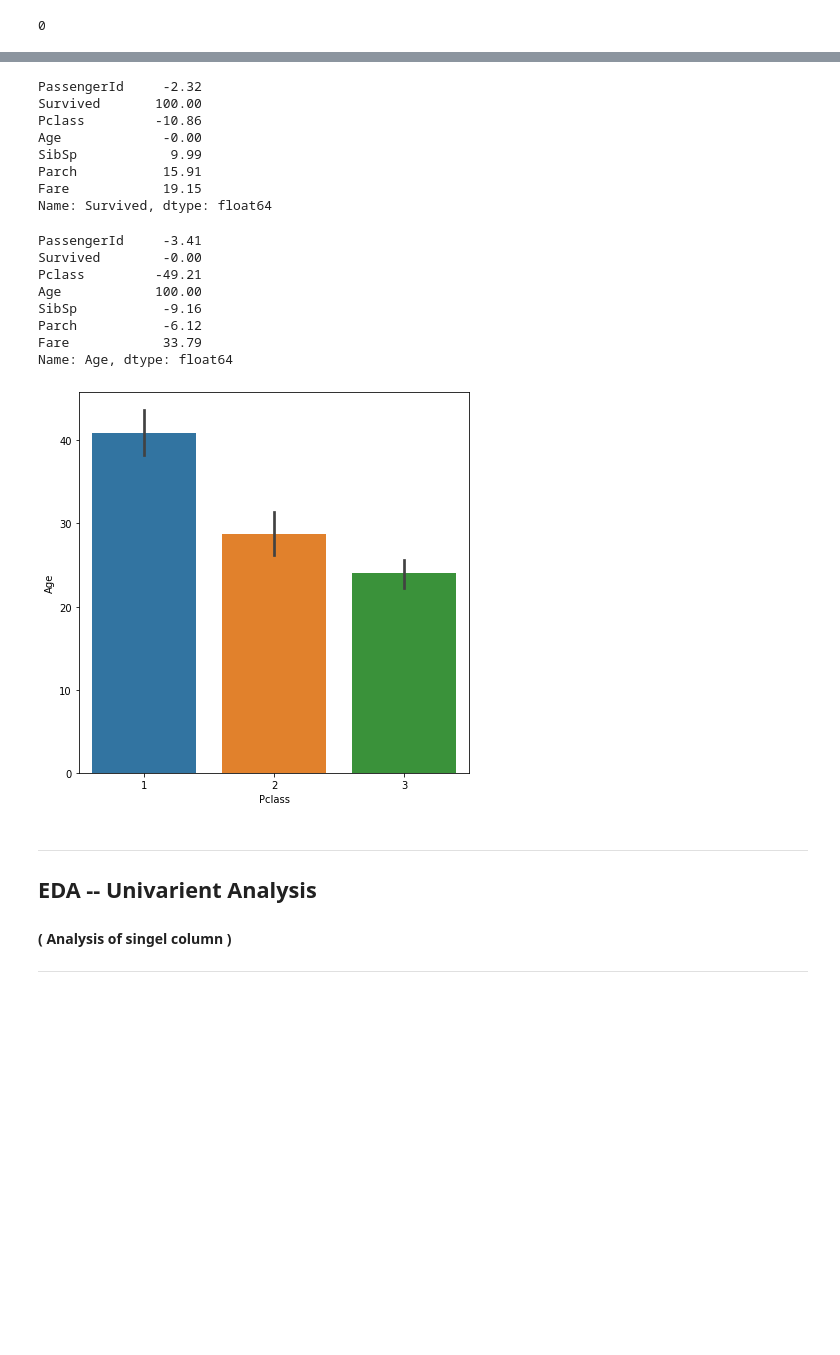
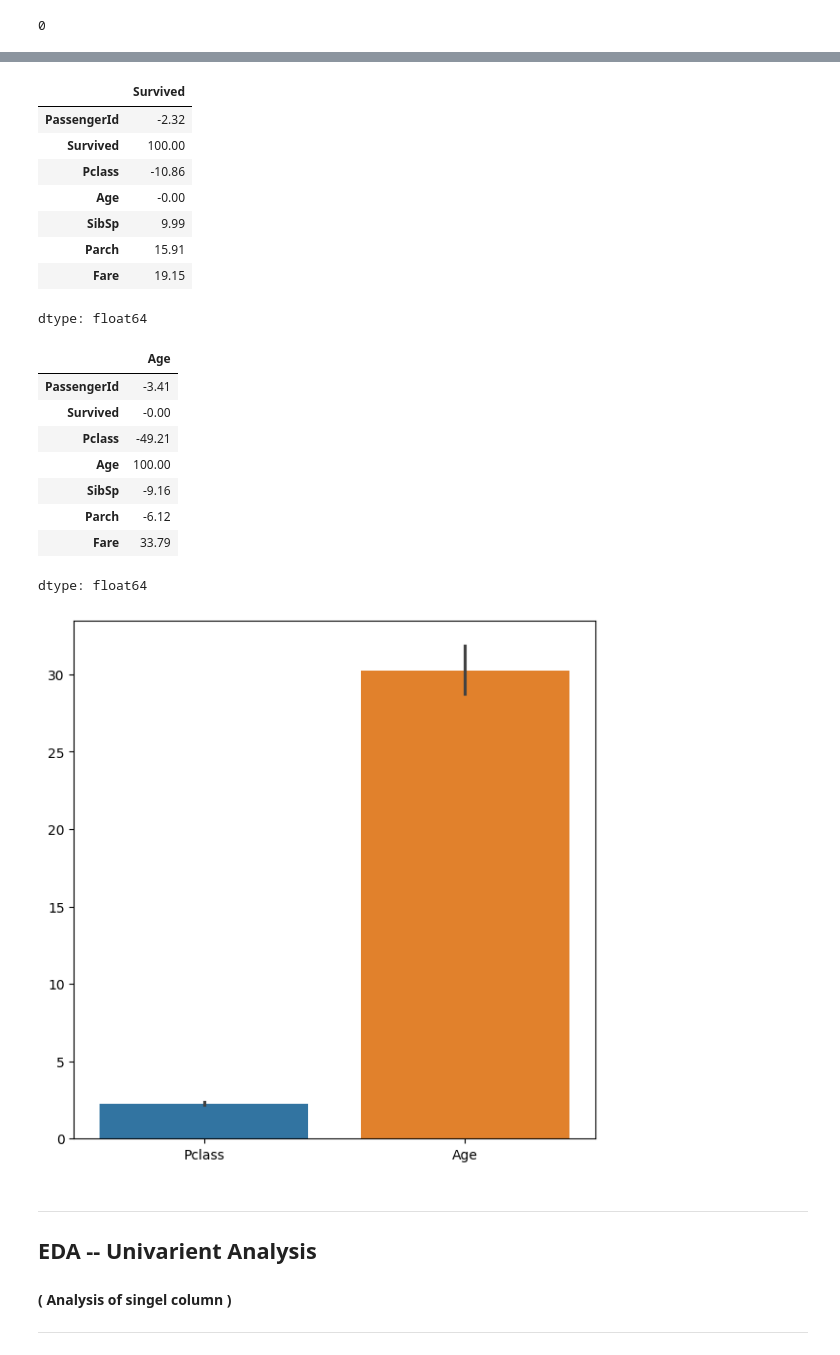
Before and after one commit to JapiKredi/EDA_extensive_library, a Jupyter notebook: Titanic_Step_by_Step_EDA.ipynb, the cells around one changed output, grey strips where cells are left out. Drawn from its saved outputs; the diff is of its cells as text; code cells hidden in the pictures; blank space fills up the shorter version.

```diff
--- a/Titanic_Step_by_Step_EDA.ipynb
+++ b/Titanic_Step_by_Step_EDA.ipynb
@@ -168,17 +187,18 @@ df.corr()
 # %%
-# df.corr()['Survived']
+numeric_df.corr()['Survived']
 
 ## if i want in terms of percentage then
-np.round(df.corr()['Survived']*100, 2)
+np.round(numeric_df.corr()['Survived']*100, 2)
 # %% [output]
+|  | Survived |
+| PassengerId | -2.32 |
+| Survived | 100.00 |
+| Pclass | -10.86 |
+| Age | -0.00 |
+| SibSp | 9.99 |
+| Parch | 15.91 |
+| Fare | 19.15 |
-PassengerId     -2.32
-Survived       100.00
-Pclass         -10.86
-Age             -0.00
-SibSp            9.99
-Parch           15.91
-Fare            19.15
-Name: Survived, dtype: float64
+dtype: float64
 # %%
 ## from this we can clearly see that survived has strong corrleation with fare of 19 %
 ## that means if fare is high chance of survive is also high
@@ -188,18 +208,19 @@ Name: Survived, dtype: float64
 ## Also Survived has strong inverse corrleation with Pclass  -- 10 % relation
 ## that means lower the Pclass value the chance of survival is more
 # %%
-# df.corr()["Age"]
+numeric_df.corr()["Age"]
 
 # in terms of percentage
 
-np.round(df.corr()["Age"]*100, 2)
+np.round(numeric_df.corr()["Age"]*100, 2)
 # %% [output]
+|  | Age |
+| PassengerId | -3.41 |
+| Survived | -0.00 |
+| Pclass | -49.21 |
+| Age | 100.00 |
+| SibSp | -9.16 |
+| Parch | -6.12 |
+| Fare | 33.79 |
-PassengerId     -3.41
-Survived        -0.00
-Pclass         -49.21
-Age            100.00
-SibSp           -9.16
-Parch           -6.12
-Fare            33.79
-Name: Age, dtype: float64
+dtype: float64
 # %%
@@ -212,10 +233,10 @@ Name: Age, dtype: float64
 # %%
 ## we will cross verify this by plotting the graph between Pclass and Age
 plt.figure(figsize=(7,7))
-sns.barplot(df['Pclass'], df['Age'])
+sns.barplot([df['Pclass'], df['Age']])
 plt.show()
 # %% [output]
-[figure, old version]
+[figure, new version]
 # %% [markdown]
 ***
 ## EDA -- Univarient Analysis
```
Also changed, not shown: parts of 4 cells of this notebook.
